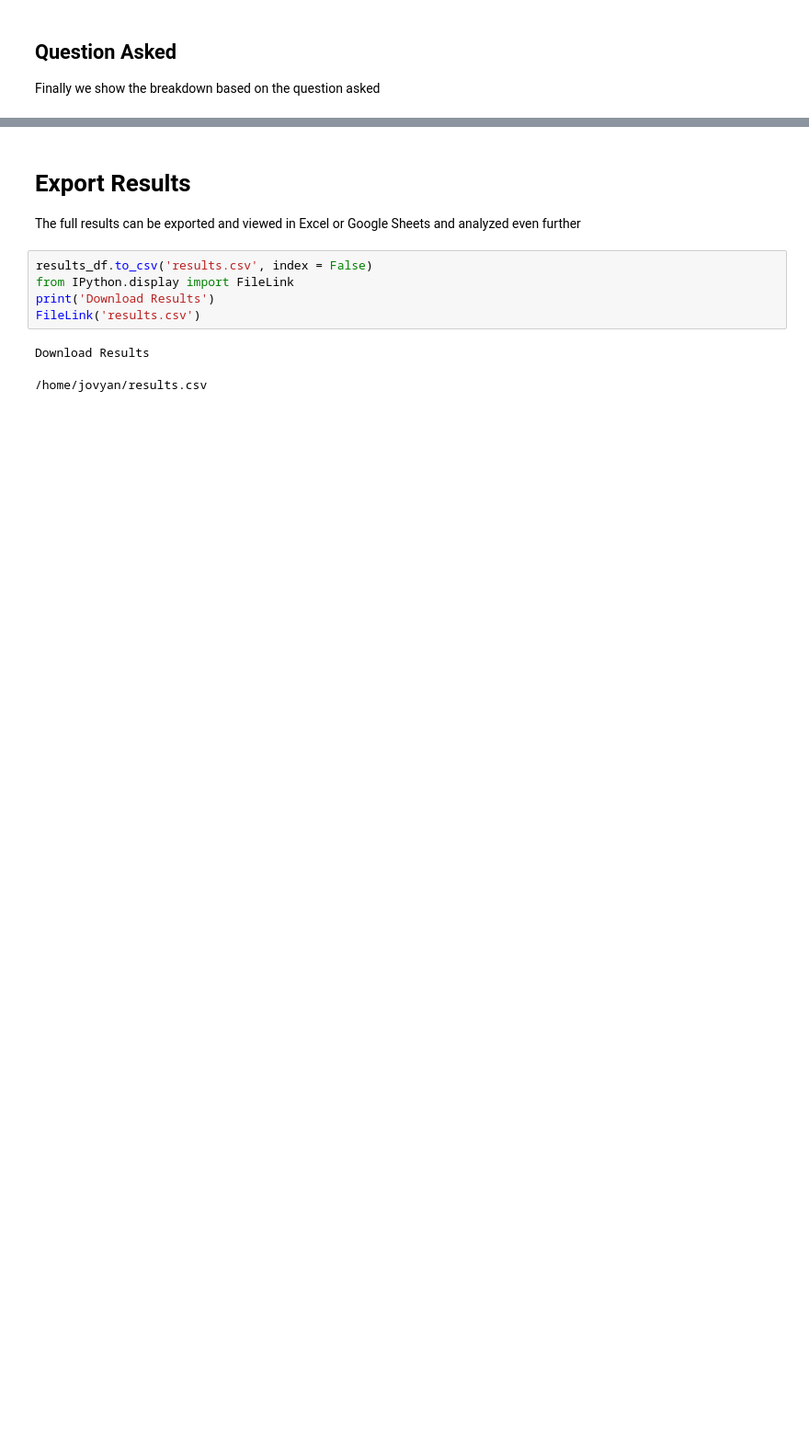
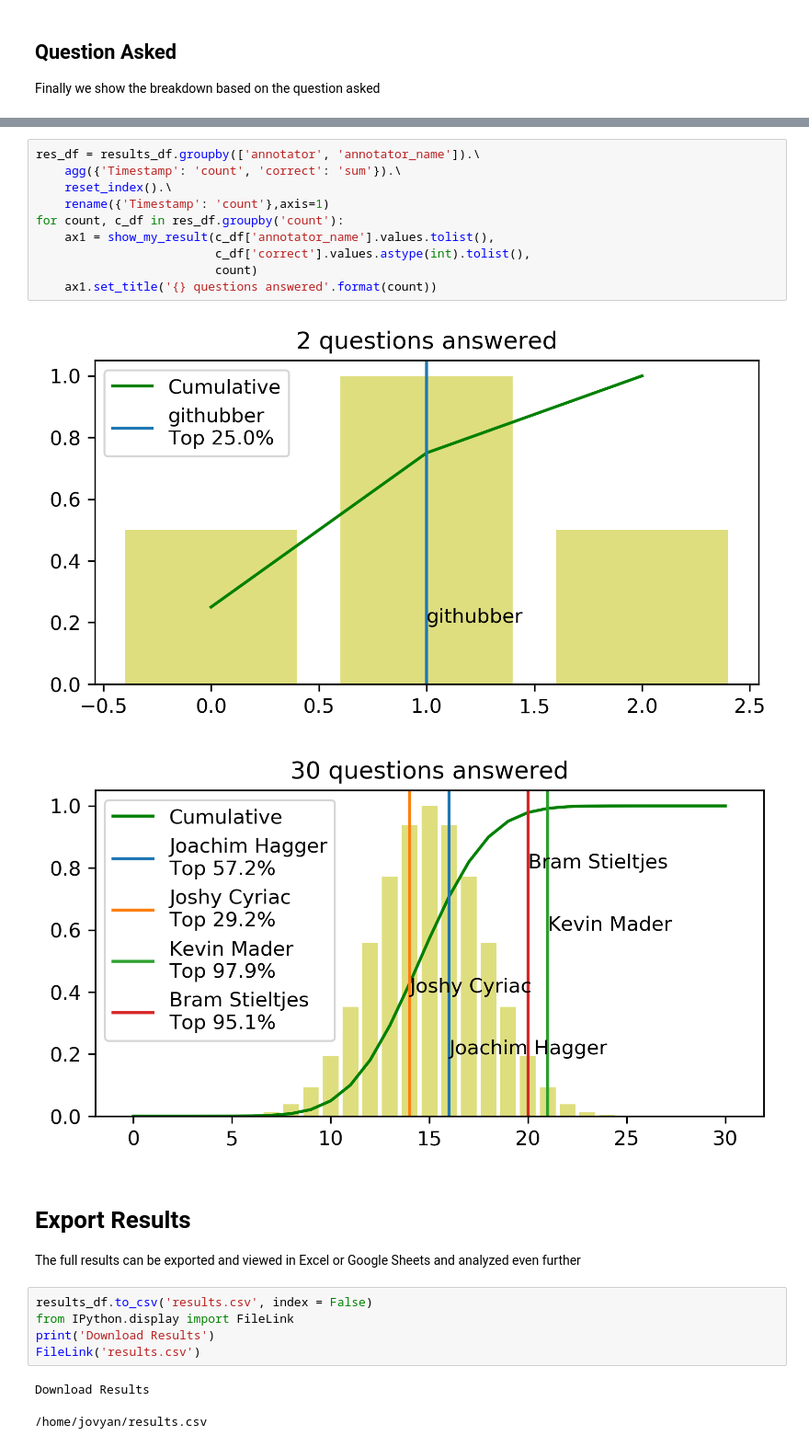
Before and after one commit to chestrays/jupyanno, a Jupyter notebook: dashboard.ipynb, the cells around one changed output, grey strips where cells are left out. Shown: that part at 92% size. Cells and saved outputs as stored; diff of their text form; blank space fills up the shorter version.

```diff
--- a/dashboard.ipynb
+++ b/dashboard.ipynb
@@ -252,3 +279,16 @@ results_df.groupby('task').\
+# %%
+res_df = results_df.groupby(['annotator', 'annotator_name']).\
+    agg({'Timestamp': 'count', 'correct': 'sum'}).\
+    reset_index().\
+    rename({'Timestamp': 'count'},axis=1)
+for count, c_df in res_df.groupby('count'):
+    ax1 = show_my_result(c_df['annotator_name'].values.tolist(),
+                         c_df['correct'].values.astype(int).tolist(),
+                         count)
+    ax1.set_title('{} questions answered'.format(count))
+# %% [output]
+[figure, added]
+[figure, added]
 # %% [markdown]
 # Export Results
 The full results can be exported and viewed in Excel or Google Sheets and analyzed even further
```
Also changed, not shown: parts of 9 cells of this notebook.
